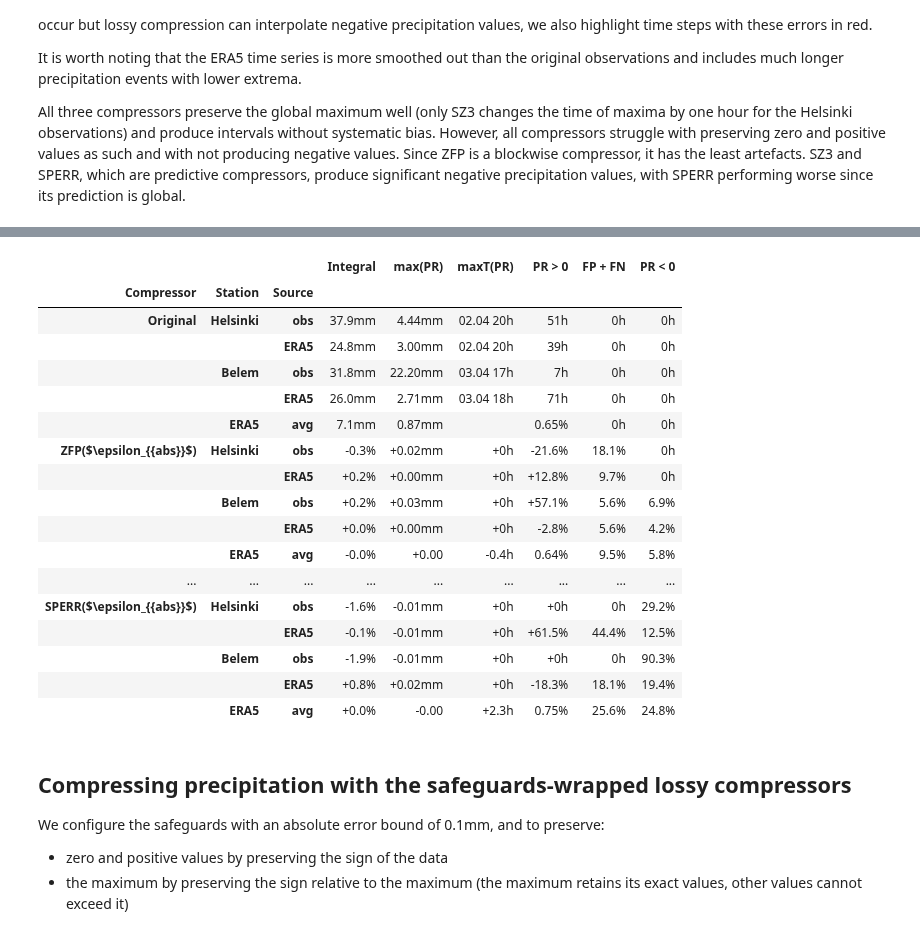
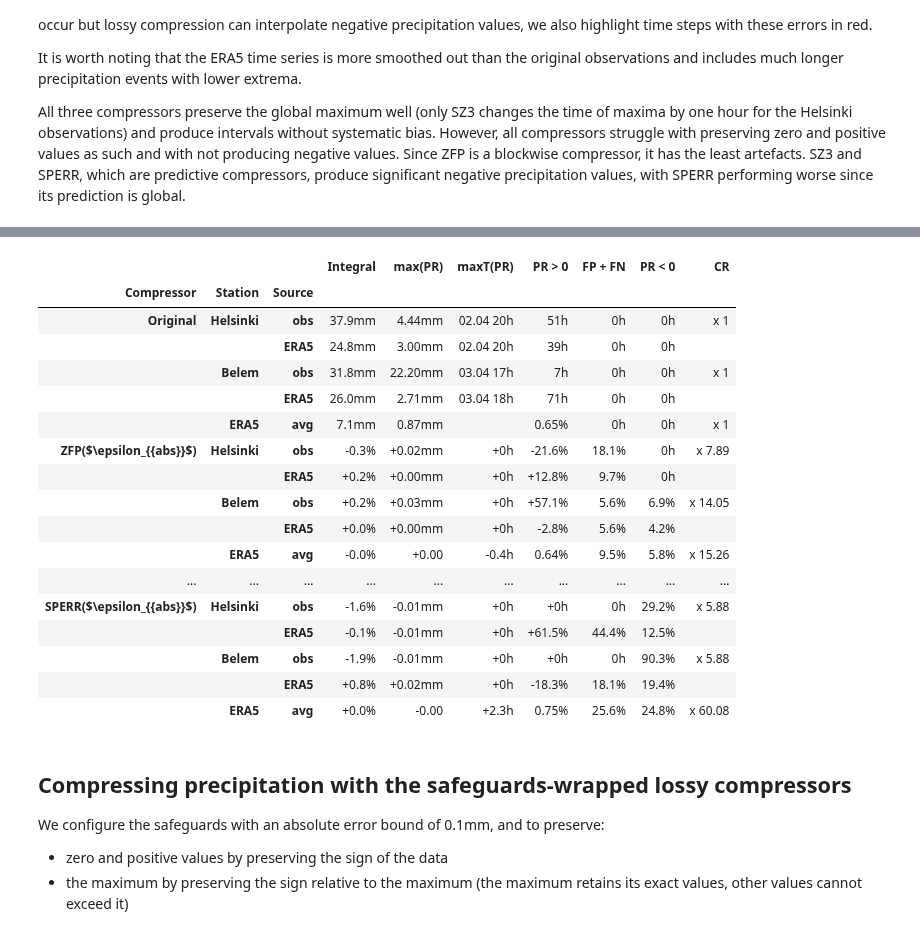
Before and after one commit to juntyr/compression-safeguards, a Jupyter notebook: examples/precipitation.ipynb, the cells around one changed output, grey strips where cells are left out. Drawn from its saved outputs; the diff is of its cells as text; code cells hidden in the pictures.

```diff
--- a/examples/precipitation.ipynb
+++ b/examples/precipitation.ipynb
@@ -624,11 +624,14 @@ def plot_precipitation(
 # %%
 def table_precipitation(
     my_ERA5_PR: xr.DataArray,
+    my_ERA5_PR_cr: float,
     my_Belem_PR: pd.DataFrame,
+    my_Belem_PR_cr: float,
     my_Helsinki_PR: pd.DataFrame,
+    my_Helsinki_PR_cr: float,
     title: str,
     reference: bool = False,
-):
+) -> pd.DataFrame:
     my_ERA5_Belem_PR = my_ERA5_PR.sel(
         latitude=-1.4563, longitude=360 - 48.5013, method="nearest"
     ).data
@@ -1015,6 +1018,15 @@ def table_precipitation(
             + "%"
         )
 
+    if reference:
+        cr_helsinki = "x 1"
+        cr_belem = "x 1"
+        cr_era5 = "x 1"
+    else:
+        cr_helsinki = f"x {np.round(my_Helsinki_PR_cr, 2)}"
+        cr_belem = f"x {np.round(my_Belem_PR_cr, 2)}"
+        cr_era5 = f"x {np.round(my_ERA5_PR_cr, 2)}"
+
     return pd.DataFrame(
         {
             "Compressor": [title, title, title, title, title],
@@ -1062,6 +1074,7 @@ def table_precipitation(
                 negative_era5_belem,
                 negative_era5,
             ],
+            "CR": [cr_helsinki, "", cr_belem, "", cr_era5],
         }
     )
 # %% [markdown]
@@ -1211,54 +1224,66 @@ pr_codec_table = pd.concat(
     [
         table_precipitation(
             ERA5_PR,
+            ERA5_PR.nbytes,
             Belem_PR,
+            Belem_PR.nbytes,
             Helsinki_PR,
+            Helsinki_PR.nbytes,
             "Original",
             reference=True,
         ),
         table_precipitation(
             ERA5_PR_zfp,
+            ERA5_PR_zfp_cr,
             Belem_PR_zfp,
+            Belem_PR_zfp_cr,
             Helsinki_PR_zfp,
+            Helsinki_PR_zfp_cr,
             r"ZFP($\epsilon_{{abs}}$)",
         ),
         table_precipitation(
             ERA5_PR_sz3,
+            ERA5_PR_sz3_cr,
             Belem_PR_sz3,
+            Belem_PR_sz3_cr,
             Helsinki_PR_sz3,
+            Helsinki_PR_sz3_cr,
             r"SZ3($\epsilon_{{abs}}$)",
         ),
         table_precipitation(
             ERA5_PR_sperr,
+            ERA5_PR_sperr_cr,
             Belem_PR_sperr,
+            Belem_PR_sperr_cr,
             Helsinki_PR_sperr,
+            Helsinki_PR_sperr_cr,
             r"SPERR($\epsilon_{{abs}}$)",
         ),
     ]
 ).set_index(["Compressor", "Station", "Source"])
 
 pr_codec_table.to_latex("precipitation-codec.tex", escape=True)
 
 pr_codec_table
 # %% [output]
-|  |  |  | Integral | max(PR) | maxT(PR) | PR > 0 | FP + FN | PR < 0 |
-| Compressor | Station | Source |  |  |  |  |  |  |
-| Original | Helsinki | obs | 37.9mm | 4.44mm | 02.04 20h | 51h | 0h | 0h |
-|  |  | ERA5 | 24.8mm | 3.00mm | 02.04 20h | 39h | 0h | 0h |
-|  | Belem | obs | 31.8mm | 22.20mm | 03.04 17h | 7h | 0h | 0h |
-|  |  | ERA5 | 26.0mm | 2.71mm | 03.04 18h | 71h | 0h | 0h |
-|  | ERA5 | avg | 7.1mm | 0.87mm |  | 0.65% | 0h | 0h |
-| ZFP($\epsilon_{{abs}}$) | Helsinki | obs | -0.3% | +0.02mm | +0h | -21.6% | 18.1% | 0h |
-|  |  | ERA5 | +0.2% | +0.00mm | +0h | +12.8% | 9.7% | 0h |
-|  | Belem | obs | +0.2% | +0.03mm | +0h | +57.1% | 5.6% | 6.9% |
-|  |  | ERA5 | +0.0% | +0.00mm | +0h | -2.8% | 5.6% | 4.2% |
-|  | ERA5 | avg | -0.0% | +0.00 | -0.4h | 0.64% | 9.5% | 5.8% |
-| ... | ... | ... | ... | ... | ... | ... | ... | ... |
-| SPERR($\epsilon_{{abs}}$) | Helsinki | obs | -1.6% | -0.01mm | +0h | +0h | 0h | 29.2% |
-|  |  | ERA5 | -0.1% | -0.01mm | +0h | +61.5% | 44.4% | 12.5% |
-|  | Belem | obs | -1.9% | -0.01mm | +0h | +0h | 0h | 90.3% |
-|  |  | ERA5 | +0.8% | +0.02mm | +0h | -18.3% | 18.1% | 19.4% |
-|  | ERA5 | avg | +0.0% | -0.00 | +2.3h | 0.75% | 25.6% | 24.8% |
+|  |  |  | Integral | max(PR) | maxT(PR) | PR > 0 | FP + FN | PR < 0 | CR |
+| Compressor | Station | Source |  |  |  |  |  |  |  |
+| Original | Helsinki | obs | 37.9mm | 4.44mm | 02.04 20h | 51h | 0h | 0h | x 1 |
+|  |  | ERA5 | 24.8mm | 3.00mm | 02.04 20h | 39h | 0h | 0h |  |
+|  | Belem | obs | 31.8mm | 22.20mm | 03.04 17h | 7h | 0h | 0h | x 1 |
+|  |  | ERA5 | 26.0mm | 2.71mm | 03.04 18h | 71h | 0h | 0h |  |
+|  | ERA5 | avg | 7.1mm | 0.87mm |  | 0.65% | 0h | 0h | x 1 |
+| ZFP($\epsilon_{{abs}}$) | Helsinki | obs | -0.3% | +0.02mm | +0h | -21.6% | 18.1% | 0h | x 7.89 |
+|  |  | ERA5 | +0.2% | +0.00mm | +0h | +12.8% | 9.7% | 0h |  |
+|  | Belem | obs | +0.2% | +0.03mm | +0h | +57.1% | 5.6% | 6.9% | x 14.05 |
+|  |  | ERA5 | +0.0% | +0.00mm | +0h | -2.8% | 5.6% | 4.2% |  |
+|  | ERA5 | avg | -0.0% | +0.00 | -0.4h | 0.64% | 9.5% | 5.8% | x 15.26 |
+| ... | ... | ... | ... | ... | ... | ... | ... | ... | ... |
+| SPERR($\epsilon_{{abs}}$) | Helsinki | obs | -1.6% | -0.01mm | +0h | +0h | 0h | 29.2% | x 5.88 |
+|  |  | ERA5 | -0.1% | -0.01mm | +0h | +61.5% | 44.4% | 12.5% |  |
+|  | Belem | obs | -1.9% | -0.01mm | +0h | +0h | 0h | 90.3% | x 5.88 |
+|  |  | ERA5 | +0.8% | +0.02mm | +0h | -18.3% | 18.1% | 19.4% |  |
+|  | ERA5 | avg | +0.0% | -0.00 | +2.3h | 0.75% | 25.6% | 24.8% | x 60.08 |
 # %% [markdown]
 ## Compressing precipitation with the safeguards-wrapped lossy compressors
 
```
Also changed, not shown: parts of 5 cells of this notebook, 10 other files.
